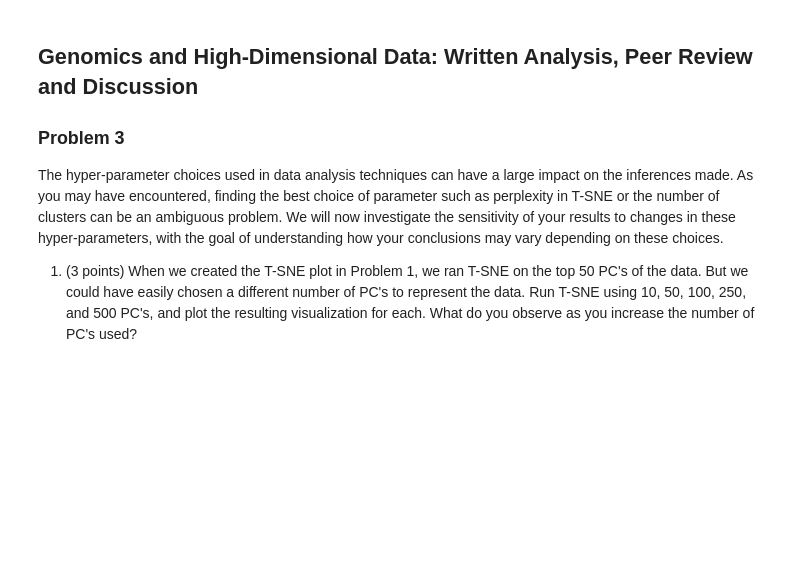
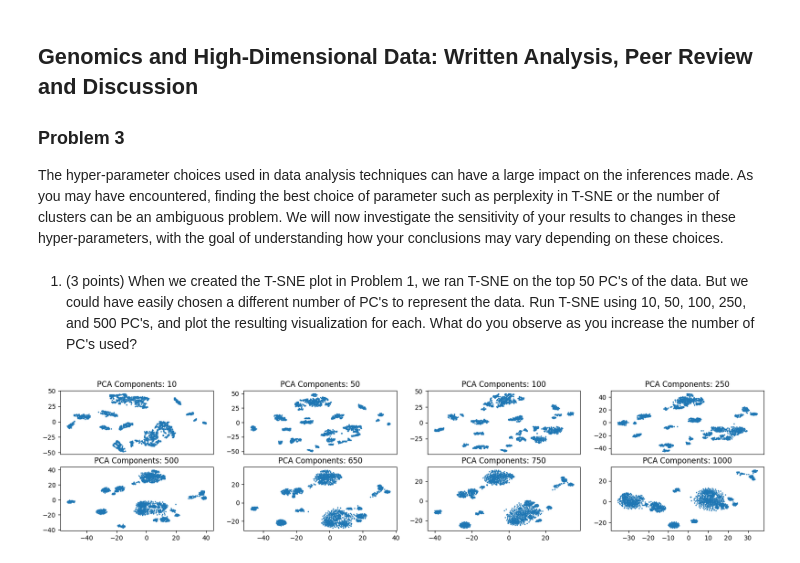
Before and after one commit to eddysanoli-galileo/Data-Analysis-Statistical-Modeling-and-Computation-in-Applications, a Jupyter notebook: Module 2 - Genomics and High Dimensional Data/Project/Problem3.ipynb, the cells around one changed output. Drawn from its saved outputs; the diff is of its cells as text; code cells hidden in the pictures; blank space fills up the shorter version.

Commit message:
Module 2 - Project - Problem 3 - TSNE PCs
Finished the section where I discuss the effect of changing the number of principal components used for dimensionality reduction with TSNE.

```diff
--- a/Module 2 - Genomics and High Dimensional Data/Project/Problem3.ipynb
+++ b/Module 2 - Genomics and High Dimensional Data/Project/Problem3.ipynb
@@ -4,5 +4,3 @@
 ### Problem 3
 
 The hyper-parameter choices used in data analysis techniques can have a large impact on the inferences made. As you may have encountered, finding the best choice of parameter such as perplexity in T-SNE or the number of clusters can be an ambiguous problem. We will now investigate the sensitivity of your results to changes in these hyper-parameters, with the goal of understanding how your conclusions may vary depending on these choices.
-
-1. (3 points) When we created the T-SNE plot in Problem 1, we ran T-SNE on the top 50 PC's of the data. But we could have easily chosen a different number of PC's to represent the data. Run T-SNE using 10, 50, 100, 250, and 500 PC's, and plot the resulting visualization for each. What do you observe as you increase the number of PC's used?
@@ -10,0 +15,49 @@ The hyper-parameter choices used in data analysis techniques can have a large im
+# %% [markdown]
+1. (3 points) When we created the T-SNE plot in Problem 1, we ran T-SNE on the top 50 PC's of the data. But we could have easily chosen a different number of PC's to represent the data. Run T-SNE using 10, 50, 100, 250, and 500 PC's, and plot the resulting visualization for each. What do you observe as you increase the number of PC's used?
+# %%
+# Load the unsupervised learning data
+dataset = np.load("./data/p2_unsupervised/X.npy")
+
+# Take the log2 transform of the data
+dataset = np.log2(dataset + 1)
+
+# List the number of principal components to use for each of the tests
+n_components = [10, 50, 100, 250, 500, 650, 750, 1000]
+
+# Perform PCA on the data for each of the number of components
+pca_fits = [
+    PCA(n_components=n).fit(dataset) for n in n_components
+]
+
+# Create a figure with as many subplots as there are PCA fits and two rows
+fig, axes = plt.subplots(2, int(len(n_components)/2), figsize=(20, 4))
+
+# Generate 1 plot with 5 subplots, one for the result of a TSNE fit for
+# each of the PCA results
+for i, pca_fit in enumerate(pca_fits):
+
+    # Perform a TSNE fit on the PCA transformed data
+    tsne_model = TSNE(n_components=2, perplexity=40)
+    tsne_fit = tsne_model.fit(pca_fit.transform(dataset))
+
+    # Plot the TSNE fit on either the first or second row of subplots
+    # depending on the index of the PCA fit. Disable the x-axis ticks
+    # for all but the bottom row of subplots
+    if i < len(n_components)/2:
+        ax = axes[0, i]
+        ax.set_xticks([])
+    else:
+        ax = axes[1, i - int(len(n_components)/2)]
+
+    # Plot the TSNE fit
+    ax.scatter(
+        tsne_fit.embedding_[:, 0],
+        tsne_fit.embedding_[:, 1],
+        s=1
+    )
+    ax.set_title(f"PCA Components: {n_components[i]}")
+
+# Show the plot
+plt.show()
+# %% [output]
+[figure, added]
```
Also changed, not shown: parts of 4 cells of this notebook.
